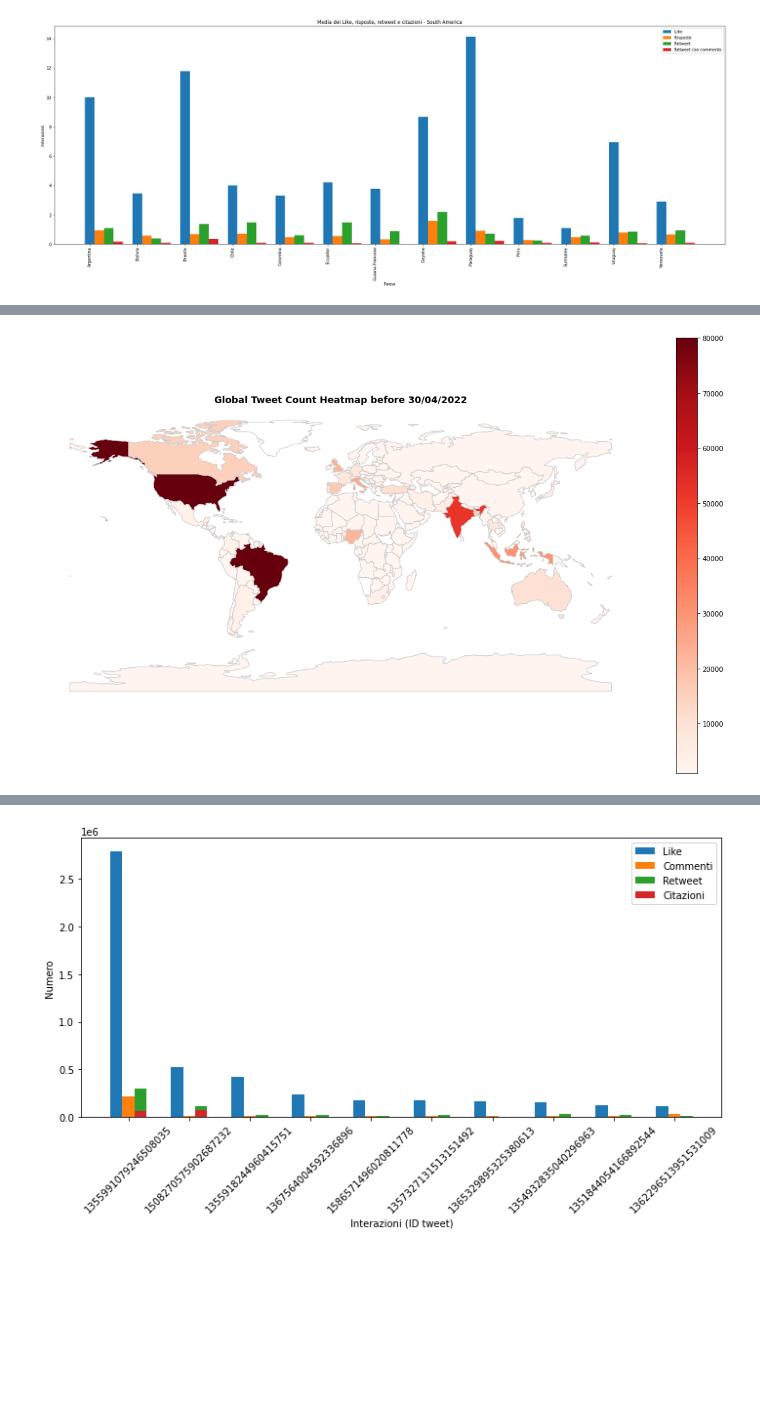
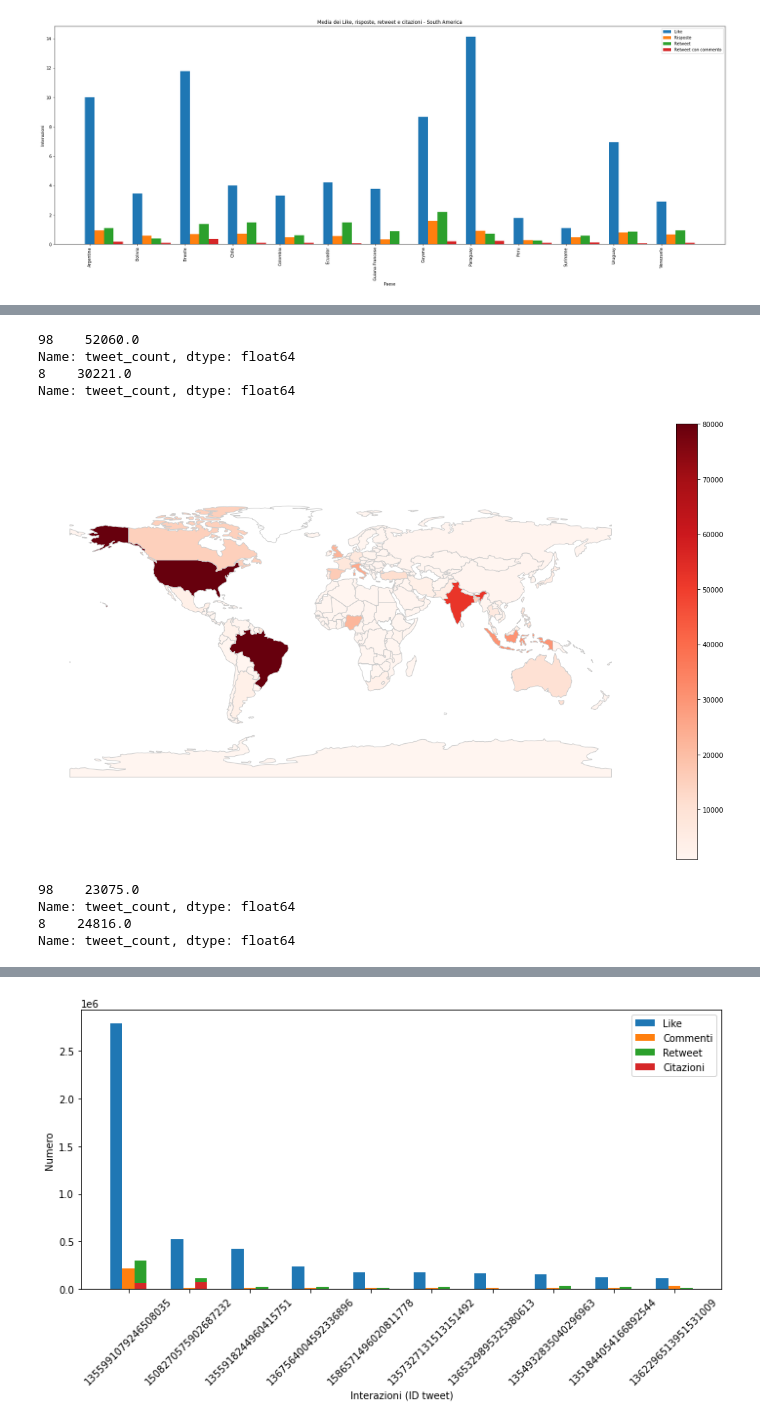
Before and after one commit to isabellamarasco/Blockchain_project, a Jupyter notebook: analysis.ipynb, the cells around one changed output, grey strips where cells are left out. Drawn from its saved outputs; the diff is of its cells as text; code cells hidden in the pictures; blank space fills up the shorter version.

```diff
--- a/analysis.ipynb
+++ b/analysis.ipynb
@@ -612,37 +676,45 @@ tweet_counts_df = pd.DataFrame({'country_code': tweet_count_before.index, 'tweet
 
 # Merge tra il DataFrame world e tweet_counts_df utilizzando il country code come chiave
 world_before = world_before.merge(tweet_counts_df, on='country_code', how='left')
-#world_before.head()
+
+#print number of tweet in India and Indonesia
+print(world_before[world_before['ADMIN'] == 'India']['tweet_count'])
+print(world_before[world_before['ADMIN'] == 'Indonesia']['tweet_count'])
+# %% [output]
+98    52060.0
+Name: tweet_count, dtype: float64
+8    30221.0
+Name: tweet_count, dtype: float64
 # %%
 # Crea la figura e gli assi
 fig, ax = plt.subplots(figsize=(20, 12))
 
 # Personalizza la colormap
 cmap = 'Reds'  # Colormap
 cbar_label = 'Tweet Count'  # Etichetta della colorbar
 
 # Imposta il limite massimo di intensità di colore
 vmax = 80000  # Limite massimo di intensità di colore
 
 # Disegna la heatmap con limite massimo di intensità di colore e valori mancanti bianchi
 world_before.plot(column='tweet_count', cmap=cmap, linewidth=1, ax=ax, edgecolor='0.8', alpha=1, legend=True, vmax=vmax, vmin=1000, missing_kwds={'color': 'none'})
 
 # Rimuovi gli assi
 ax.set_axis_off()
 
 # Aggiungi un titolo
-ax.set_title('Global Tweet Count Heatmap before 30/04/2022', fontweight='bold', fontsize=14)
+#ax.set_title('Global Tweet Count Heatmap before 30/04/2022', fontweight='bold', fontsize=14)
 
 # Aggiungi una colorbar
 sm = plt.cm.ScalarMappable(cmap=cmap)
 sm.set_array([])
 #cbar = fig.colorbar(sm, ax=ax, fraction=0.046, pad=0.04)
 #cbar.set_label(cbar_label, rotation=90)
 
 # Mostra il plot
 plt.show()
 # %% [output]
-[figure, old version]
+[figure, new version]
 # %%
 world_after = gpd.read_file('ne_110m_admin_0_countries/ne_110m_admin_0_countries.shp')
 
@@ -657,7 +729,13 @@ tweet_count_after = after['geo.country_code'].value_counts()
 tweet_counts_df = pd.DataFrame({'country_code': tweet_count_after.index, 'tweet_count': tweet_count_after.values})
 # Merge tra il DataFrame world e tweet_counts_df utilizzando il country code come chiave
 world_after = world_after.merge(tweet_counts_df, on='country_code', how='left')
-#world_after.head()
+print(world_after[world_after['ADMIN'] == 'India']['tweet_count'])
+print(world_after[world_after['ADMIN'] == 'Indonesia']['tweet_count'])
+# %% [output]
+98    23075.0
+Name: tweet_count, dtype: float64
+8    24816.0
+Name: tweet_count, dtype: float64
 # %%
 # Crea la figura e gli assi
 fig, ax = plt.subplots(figsize=(20, 12))
```
Also changed, not shown: parts of 8 cells of this notebook, 3 other files.
